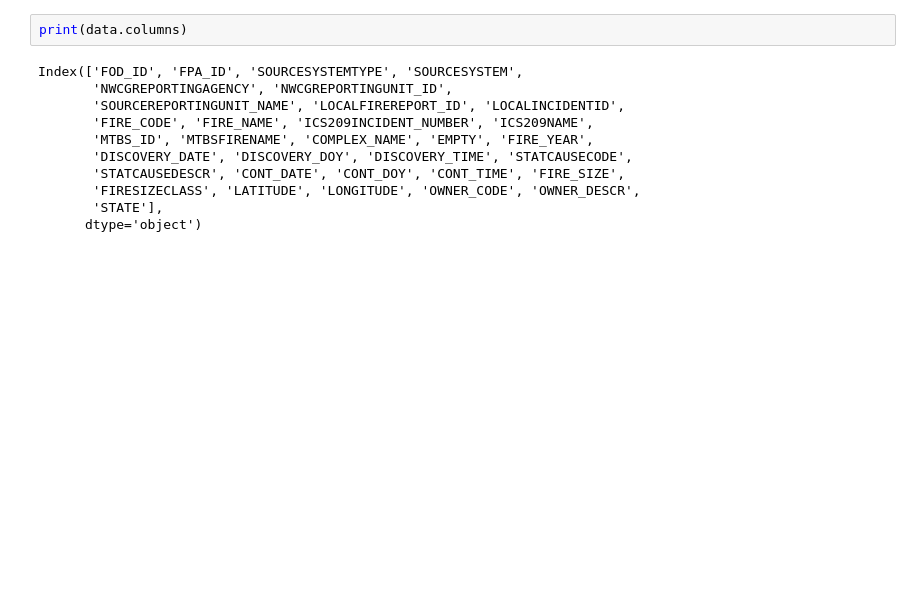
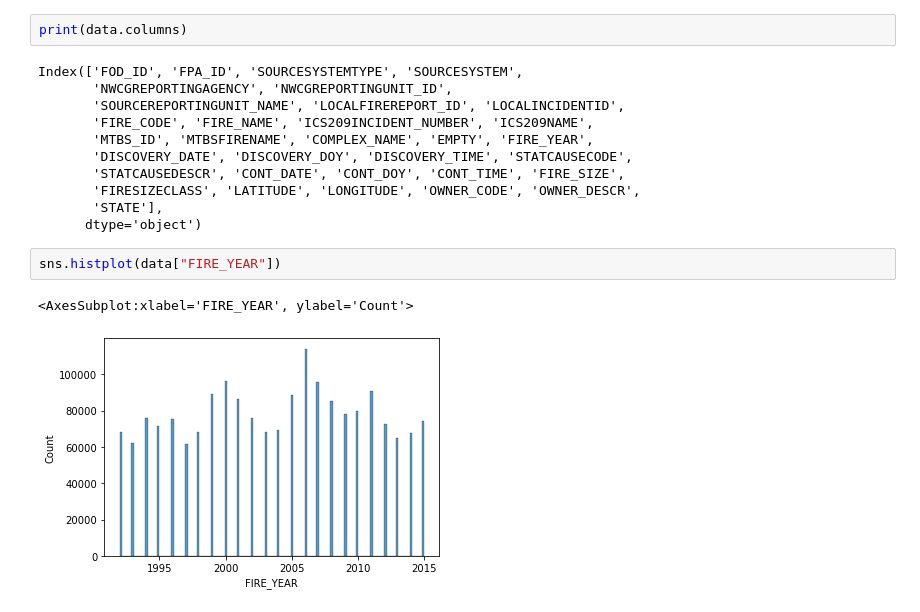
Before and after one commit to dianehkim/Forest-Fires-Time-Series-Forecast, a Jupyter notebook: DS440_model.ipynb, the cells around one changed output. Cells and saved outputs as stored; diff of their text form; blank space fills up the shorter version.

```diff
--- a/DS440_model.ipynb
+++ b/DS440_model.ipynb
@@ -119,3 +119,8 @@ Index(['FOD_ID', 'FPA_ID', 'SOURCESYSTEMTYPE', 'SOURCESYSTEM',
        'FIRESIZECLASS', 'LATITUDE', 'LONGITUDE', 'OWNER_CODE', 'OWNER_DESCR',
        'STATE'],
       dtype='object')
+# %%
+sns.histplot(data["FIRE_YEAR"])
+# %% [output]
+<AxesSubplot:xlabel='FIRE_YEAR', ylabel='Count'>
+[figure, added]
```
Also changed, not shown: parts of 13 cells of this notebook.
